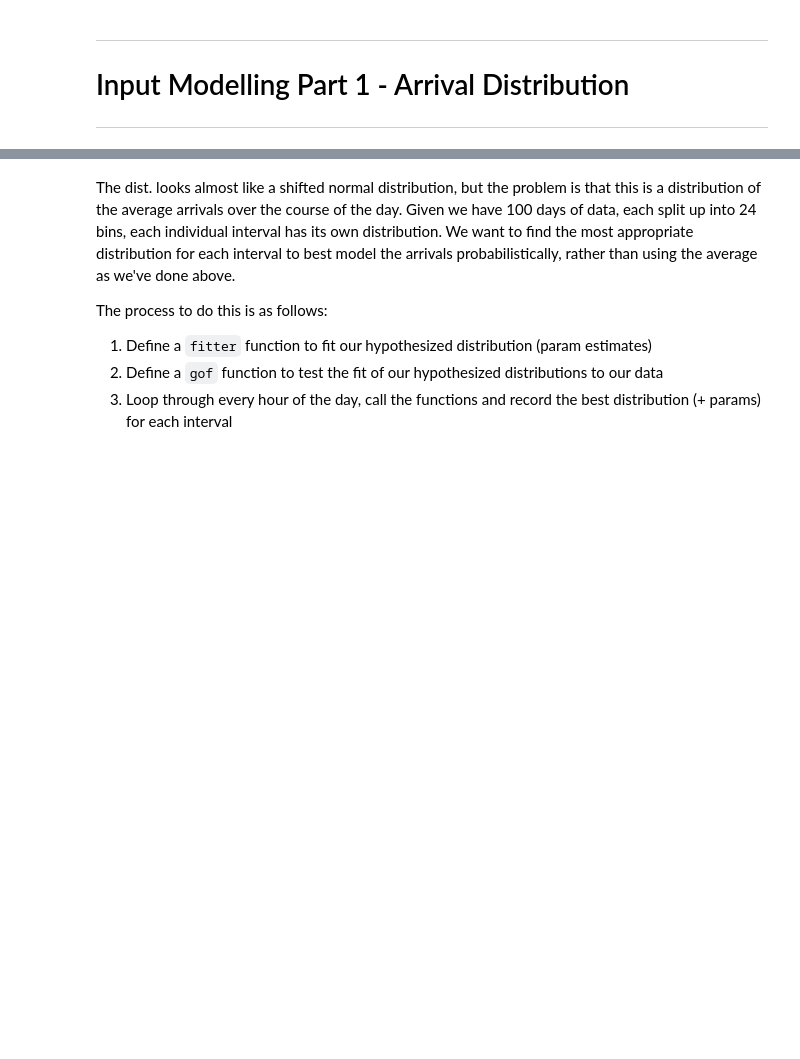
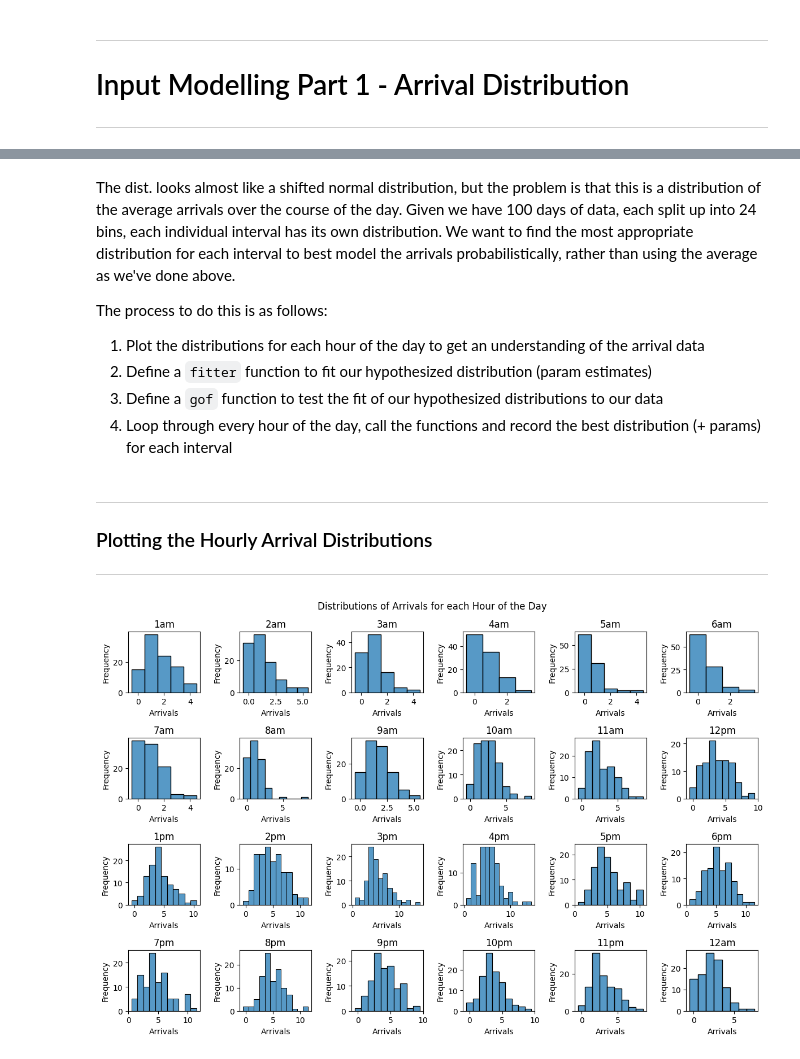
Before and after one commit to DanielBeast21/Hospital-Simulation---MIE360-Project, a Jupyter notebook: sim_code_MIE360.ipynb, the cells around one changed output, grey strips where cells are left out. Saved outputs shown, nothing was run; the diff lists cells and outputs as text; code cells hidden in the pictures; blank space fills up the shorter version.

```diff
--- a/sim_code_MIE360.ipynb
+++ b/sim_code_MIE360.ipynb
@@ -81,9 +82,29 @@ dtype: float64
 The dist. looks almost like a shifted normal distribution, but the problem is that this is a distribution of the average arrivals over the course of the day.  Given we have 100 days of data, each split up into 24 bins, each individual interval has its own distribution.  We want to find the most appropriate distribution for each interval to best model the arrivals probabilistically, rather than using the average as we've done above.
 
 The process to do this is as follows:
-1. Define a `fitter` function to fit our hypothesized distribution (param estimates)
-2. Define a `gof` function to test the fit of our hypothesized distributions to our data
-3. Loop through every hour of the day, call the functions and record the best distribution (+ params) for each interval
+1. Plot the distributions for each hour of the day to get an understanding of the arrival data
+2. Define a `fitter` function to fit our hypothesized distribution (param estimates)
+3. Define a `gof` function to test the fit of our hypothesized distributions to our data
+4. Loop through every hour of the day, call the functions and record the best distribution (+ params) for each interval
+# %% [markdown]
+---
+
+### Plotting the Hourly Arrival Distributions
+
+---
+# %%
+fig, ax = plt.subplots(4, 6, figsize=(12, 8))
+for i, column in enumerate(arrivals.columns):
+    sns.histplot(data=arrivals[column], ax=ax.flat[i], binwidth=1, discrete=True)
+    ax.flat[i].set_xlabel("Arrivals")
+    ax.flat[i].set_ylabel("Frequency")
+    ax.flat[i].set_title(column)
+
+fig.suptitle("Distributions of Arrivals for each Hour of the Day")
+plt.tight_layout()
+plt.show()
+# %% [output]
+[figure, added]
 # %%
 def fitter(dist: str, data: pd.Series) -> object:
     """
```
Also changed, not shown: parts of 3 cells of this notebook.
